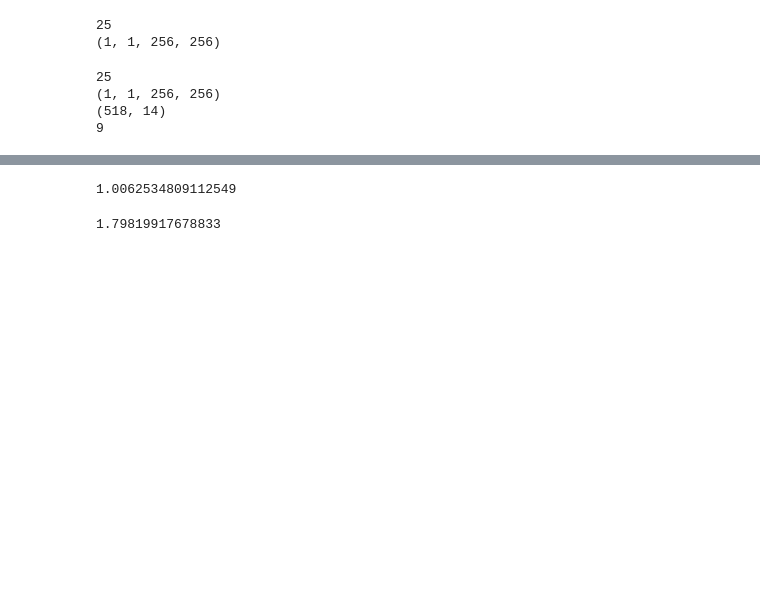
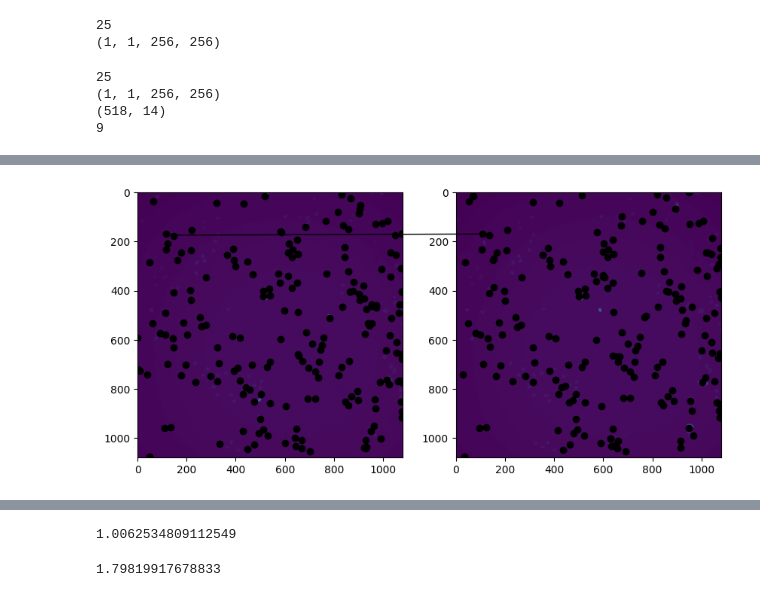
Before and after one commit to rzuberi/lightseg, a Jupyter notebook: testing_cellmatch2.ipynb, the cells around one changed output, grey strips where cells are left out. Drawn from its saved outputs; the diff is of its cells as text; code cells hidden in the pictures; blank space fills up the shorter version.

```diff
--- a/testing_cellmatch2.ipynb
+++ b/testing_cellmatch2.ipynb
@@ -134,14 +138,3 @@ print(possible_matches)
 (1, 1, 256, 256)
 (518, 14)
 9
-# %%
-#Get all the model predictions on all the images
-model = CellMaskModel()
-model.import_model(os.getcwd() + '/saved_weights/cp_model', os.getcwd() + '/saved_weights/mask_model')
-
-images_path_1059 = os.getcwd() + '/images_1059_0/'
-images_1059 = import_images(images_path_1059,normalisation=True,num_imgs=5,format='.tiff')
-
-cps, masks, instance_masks, encFeats_cps, encFeats_masks = model.eval(images_1059,0,encFeats=True)
-#Get all the matches of cells
-#Maybe average out the encFeats_cp and encFeats_mask closeness matches and only then get the index
@@ -186,0 +235,32 @@ for i in range(1,np.max(instance_masks[0]+1)):
+# %%
+import matplotlib.pyplot as plt
+from matplotlib.patches import ConnectionPatch
+import numpy as np
+
+fig = plt.figure(figsize=(10,5))
+ax1 = fig.add_subplot(121)
+ax2 = fig.add_subplot(122)
+
+x1 = [cc[0] for cc in cell_centers_0]
+y1 = [cc[1] for cc in cell_centers_0]
+x2 = [cc[0] for cc in cell_centers_1]
+y2 = [cc[1] for cc in cell_centers_1]
+
+ax1.plot(x1,y1,'ko')
+ax2.plot(x2,y2,'ko')
+
+i = 20
+xy1 = (x1[i],y1[i])
+xy2 = (x2[matches[i]],y2[matches[i]])
+con = ConnectionPatch(xyA=xy1, xyB=xy2, coordsA="data", coordsB="data",
+                      axesA=ax2, axesB=ax1)
+ax2.add_artist(con)
+
+#ax1.plot(x1[i],y1[i],'ro',markersize=10)
+ax1.imshow(images_1059[0])
+#ax2.plot(x2[i],y2[i],'ro',markersize=10)
+ax2.imshow(images_1059[1])
+
+plt.show()
+# %% [output]
+[figure, added]
```
Also changed, not shown: parts of 10 cells of this notebook, 1 other file.
